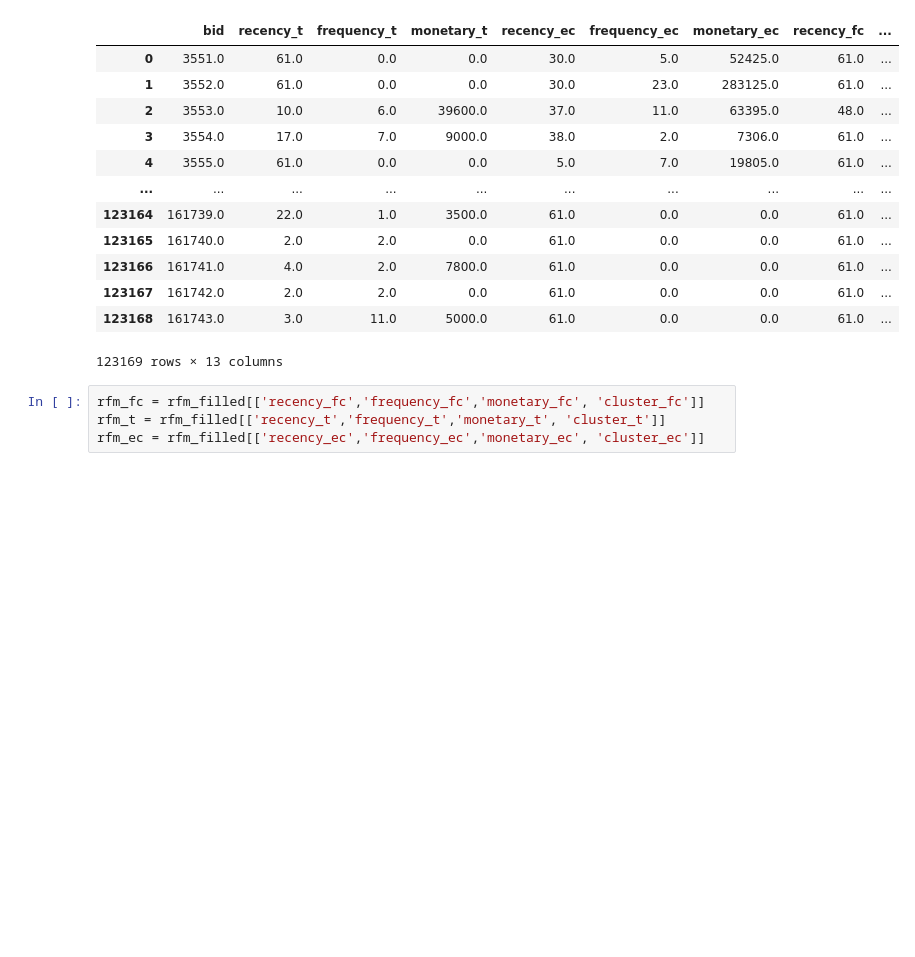
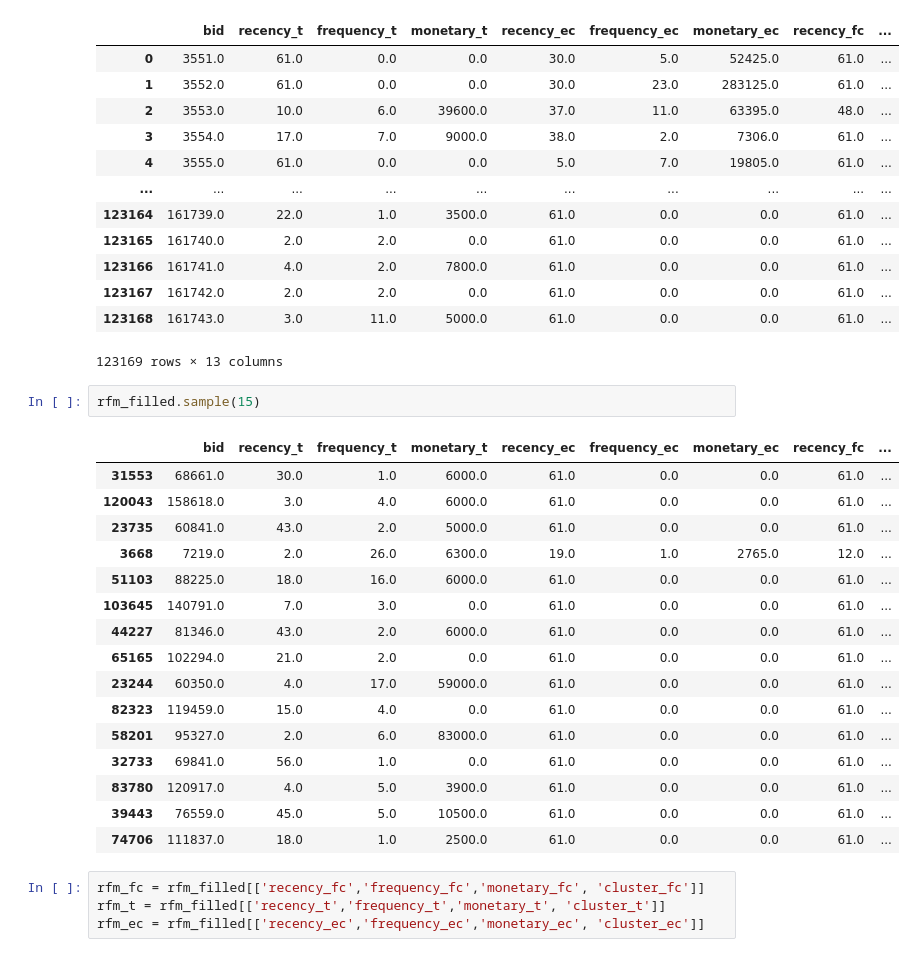
Before and after one commit to spark1217/clustering-based-classification, a Jupyter notebook: 4a-cluster-analysis-monthly-recency.ipynb, the cells around one changed output. Drawn from its saved outputs; the diff is of its cells as text; blank space fills up the shorter version.

```diff
--- a/4a-cluster-analysis-monthly-recency.ipynb
+++ b/4a-cluster-analysis-monthly-recency.ipynb
@@ -27,6 +27,25 @@ rfm_filled
 | 123167 | 161742.0 | 2.0 | 2.0 | 0.0 | 61.0 | 0.0 | 0.0 | 61.0 | ... |
 | 123168 | 161743.0 | 3.0 | 11.0 | 5000.0 | 61.0 | 0.0 | 0.0 | 61.0 | ... |
 123169 rows × 13 columns
+# %%
+rfm_filled.sample(15)
+# %% [output]
+|  | bid | recency_t | frequency_t | monetary_t | recency_ec | frequency_ec | monetary_ec | recency_fc | ... |
+| 31553 | 68661.0 | 30.0 | 1.0 | 6000.0 | 61.0 | 0.0 | 0.0 | 61.0 | ... |
+| 120043 | 158618.0 | 3.0 | 4.0 | 6000.0 | 61.0 | 0.0 | 0.0 | 61.0 | ... |
+| 23735 | 60841.0 | 43.0 | 2.0 | 5000.0 | 61.0 | 0.0 | 0.0 | 61.0 | ... |
+| 3668 | 7219.0 | 2.0 | 26.0 | 6300.0 | 19.0 | 1.0 | 2765.0 | 12.0 | ... |
+| 51103 | 88225.0 | 18.0 | 16.0 | 6000.0 | 61.0 | 0.0 | 0.0 | 61.0 | ... |
+| 103645 | 140791.0 | 7.0 | 3.0 | 0.0 | 61.0 | 0.0 | 0.0 | 61.0 | ... |
+| 44227 | 81346.0 | 43.0 | 2.0 | 6000.0 | 61.0 | 0.0 | 0.0 | 61.0 | ... |
+| 65165 | 102294.0 | 21.0 | 2.0 | 0.0 | 61.0 | 0.0 | 0.0 | 61.0 | ... |
+| 23244 | 60350.0 | 4.0 | 17.0 | 59000.0 | 61.0 | 0.0 | 0.0 | 61.0 | ... |
+| 82323 | 119459.0 | 15.0 | 4.0 | 0.0 | 61.0 | 0.0 | 0.0 | 61.0 | ... |
+| 58201 | 95327.0 | 2.0 | 6.0 | 83000.0 | 61.0 | 0.0 | 0.0 | 61.0 | ... |
+| 32733 | 69841.0 | 56.0 | 1.0 | 0.0 | 61.0 | 0.0 | 0.0 | 61.0 | ... |
+| 83780 | 120917.0 | 4.0 | 5.0 | 3900.0 | 61.0 | 0.0 | 0.0 | 61.0 | ... |
+| 39443 | 76559.0 | 45.0 | 5.0 | 10500.0 | 61.0 | 0.0 | 0.0 | 61.0 | ... |
+| 74706 | 111837.0 | 18.0 | 1.0 | 2500.0 | 61.0 | 0.0 | 0.0 | 61.0 | ... |
 # %%
 rfm_fc = rfm_filled[['recency_fc','frequency_fc','monetary_fc', 'cluster_fc']]
 rfm_t = rfm_filled[['recency_t','frequency_t','monetary_t', 'cluster_t']]
```
